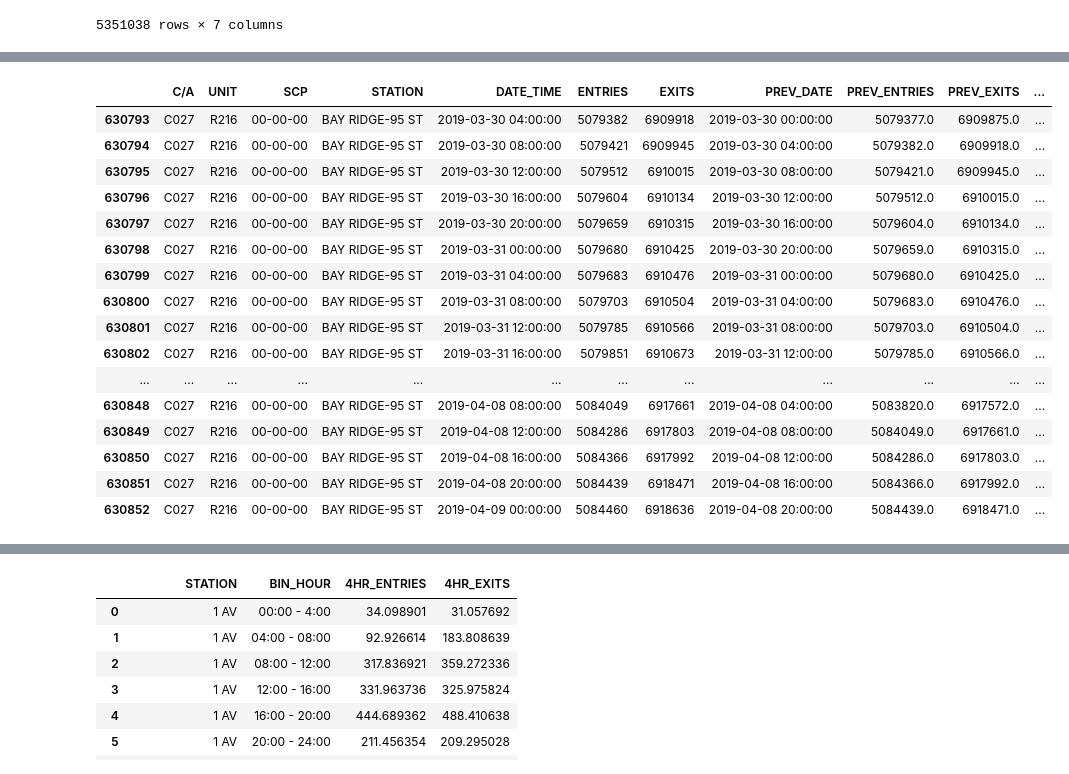
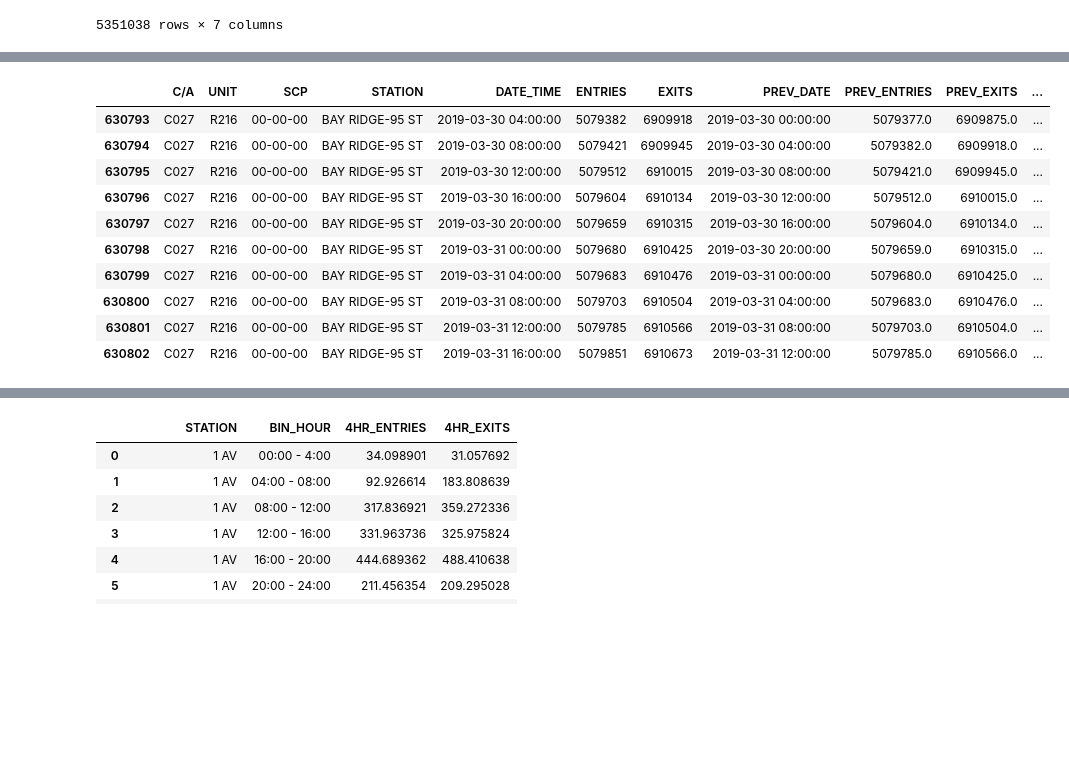
Before and after one commit to ericajstevenson/METIS_projects, a Jupyter notebook: NYC MTA analysis/Main_MTA_analysis_visualization.ipynb, the cells around one changed output, grey strips where cells are left out. Drawn from its saved outputs; the diff is of its cells as text; code cells hidden in the pictures; blank space fills up the shorter version.

```diff
--- a/NYC MTA analysis/Main_MTA_analysis_visualization.ipynb
+++ b/NYC MTA analysis/Main_MTA_analysis_visualization.ipynb
@@ -129,25 +124,19 @@ def get_daily_exits(row, max_counter):
 # %%
 turnstiles_block["4HR_ENTRIES"] = (turnstiles_block.apply(get_daily_entries,
                                                             axis=1, max_counter=100000))
 turnstiles_block["4HR_EXITS"] = (turnstiles_block.apply(get_daily_exits,
                                                           axis=1, max_counter=100000))
-turnstiles_block[turnstiles_block["STATION"]=="BAY RIDGE-95 ST"].head(60)
+turnstiles_block[turnstiles_block["STATION"]=="BAY RIDGE-95 ST"].head(10)
 # %% [output]
 |  | C/A | UNIT | SCP | STATION | DATE_TIME | ENTRIES | EXITS | PREV_DATE | PREV_ENTRIES | PREV_EXITS | ... |
 | 630793 | C027 | R216 | 00-00-00 | BAY RIDGE-95 ST | 2019-03-30 04:00:00 | 5079382 | 6909918 | 2019-03-30 00:00:00 | 5079377.0 | 6909875.0 | ... |
 | 630794 | C027 | R216 | 00-00-00 | BAY RIDGE-95 ST | 2019-03-30 08:00:00 | 5079421 | 6909945 | 2019-03-30 04:00:00 | 5079382.0 | 6909918.0 | ... |
 | 630795 | C027 | R216 | 00-00-00 | BAY RIDGE-95 ST | 2019-03-30 12:00:00 | 5079512 | 6910015 | 2019-03-30 08:00:00 | 5079421.0 | 6909945.0 | ... |
 | 630796 | C027 | R216 | 00-00-00 | BAY RIDGE-95 ST | 2019-03-30 16:00:00 | 5079604 | 6910134 | 2019-03-30 12:00:00 | 5079512.0 | 6910015.0 | ... |
 | 630797 | C027 | R216 | 00-00-00 | BAY RIDGE-95 ST | 2019-03-30 20:00:00 | 5079659 | 6910315 | 2019-03-30 16:00:00 | 5079604.0 | 6910134.0 | ... |
 | 630798 | C027 | R216 | 00-00-00 | BAY RIDGE-95 ST | 2019-03-31 00:00:00 | 5079680 | 6910425 | 2019-03-30 20:00:00 | 5079659.0 | 6910315.0 | ... |
 | 630799 | C027 | R216 | 00-00-00 | BAY RIDGE-95 ST | 2019-03-31 04:00:00 | 5079683 | 6910476 | 2019-03-31 00:00:00 | 5079680.0 | 6910425.0 | ... |
 | 630800 | C027 | R216 | 00-00-00 | BAY RIDGE-95 ST | 2019-03-31 08:00:00 | 5079703 | 6910504 | 2019-03-31 04:00:00 | 5079683.0 | 6910476.0 | ... |
 | 630801 | C027 | R216 | 00-00-00 | BAY RIDGE-95 ST | 2019-03-31 12:00:00 | 5079785 | 6910566 | 2019-03-31 08:00:00 | 5079703.0 | 6910504.0 | ... |
 | 630802 | C027 | R216 | 00-00-00 | BAY RIDGE-95 ST | 2019-03-31 16:00:00 | 5079851 | 6910673 | 2019-03-31 12:00:00 | 5079785.0 | 6910566.0 | ... |
-| ... | ... | ... | ... | ... | ... | ... | ... | ... | ... | ... | ... |
-| 630848 | C027 | R216 | 00-00-00 | BAY RIDGE-95 ST | 2019-04-08 08:00:00 | 5084049 | 6917661 | 2019-04-08 04:00:00 | 5083820.0 | 6917572.0 | ... |
-| 630849 | C027 | R216 | 00-00-00 | BAY RIDGE-95 ST | 2019-04-08 12:00:00 | 5084286 | 6917803 | 2019-04-08 08:00:00 | 5084049.0 | 6917661.0 | ... |
-| 630850 | C027 | R216 | 00-00-00 | BAY RIDGE-95 ST | 2019-04-08 16:00:00 | 5084366 | 6917992 | 2019-04-08 12:00:00 | 5084286.0 | 6917803.0 | ... |
-| 630851 | C027 | R216 | 00-00-00 | BAY RIDGE-95 ST | 2019-04-08 20:00:00 | 5084439 | 6918471 | 2019-04-08 16:00:00 | 5084366.0 | 6917992.0 | ... |
-| 630852 | C027 | R216 | 00-00-00 | BAY RIDGE-95 ST | 2019-04-09 00:00:00 | 5084460 | 6918636 | 2019-04-08 20:00:00 | 5084439.0 | 6918471.0 | ... |
 # %%
```
Also changed, not shown: parts of 9 cells of this notebook, 12 other files.
